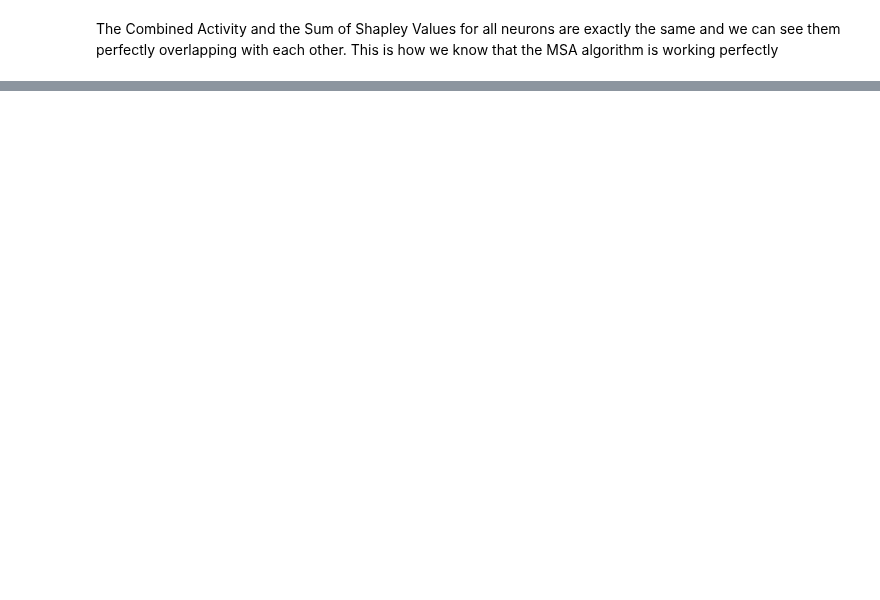
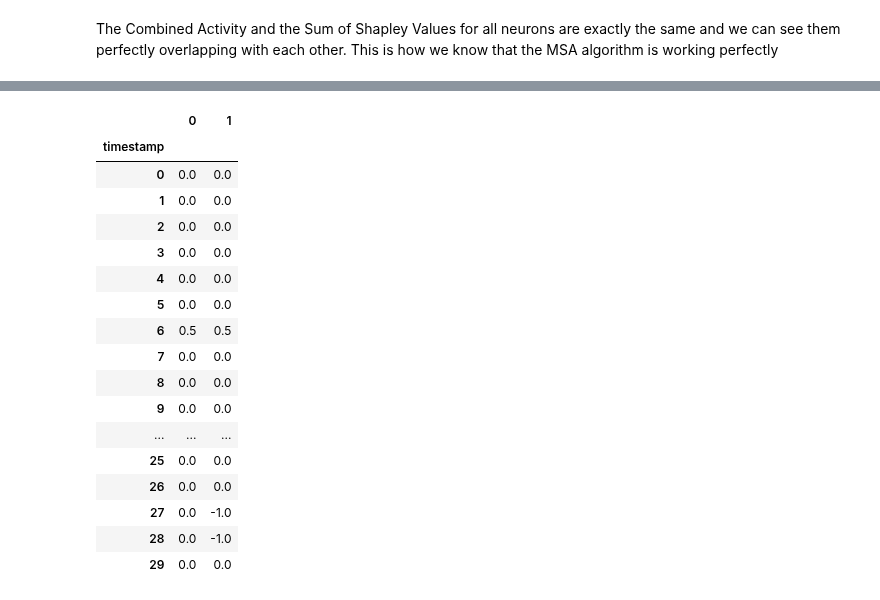
Before and after one commit to kuffmode/msa, a Jupyter notebook: docs/examples/MSA TimeSeries.ipynb, the cells around one changed output, grey strips where cells are left out. Saved outputs shown, nothing was run; the diff lists cells and outputs as text; code cells hidden in the pictures; blank space fills up the shorter version.

Commit message:
Shapley Exploration

```diff
--- a/docs/examples/MSA TimeSeries.ipynb
+++ b/docs/examples/MSA TimeSeries.ipynb
@@ -206,0 +259,5 @@ The Combined Activity and the Sum of Shapley Values for all neurons are exactly
+# %%
+n = 2
+spike_trains = Poisson_generator(sampling_interval, sampling_rate, rate=1e4, n=n, seed=SEED)
+for i, spike_train in enumerate(spike_trains):
+    plt.plot(timestamps[spike_train==1], i + spike_train[spike_train==1], "k|")
@@ -206,0 +275,30 @@ The Combined Activity and the Sum of Shapley Values for all neurons are exactly
+# %%
+shapley_table, _, _ = msa.interface(
+    elements=list(range(n)),
+    n_permutations=10_000,
+    objective_function=combine_activity,
+    n_parallel_games=1, #parallelized over all CPU cores
+    rng=RNG)
+
+shapley_values = shapley_table.groupby(level=1).mean()
+# %%
+shapley_values
+# %% [output]
+|  | 0 | 1 |
+| timestamp |  |  |
+| 0 | 0.0 | 0.0 |
+| 1 | 0.0 | 0.0 |
+| 2 | 0.0 | 0.0 |
+| 3 | 0.0 | 0.0 |
+| 4 | 0.0 | 0.0 |
+| 5 | 0.0 | 0.0 |
+| 6 | 0.5 | 0.5 |
+| 7 | 0.0 | 0.0 |
+| 8 | 0.0 | 0.0 |
+| 9 | 0.0 | 0.0 |
+| ... | ... | ... |
+| 25 | 0.0 | 0.0 |
+| 26 | 0.0 | 0.0 |
+| 27 | 0.0 | -1.0 |
+| 28 | 0.0 | -1.0 |
+| 29 | 0.0 | 0.0 |
```
Also changed, not shown: parts of 14 cells of this notebook.
